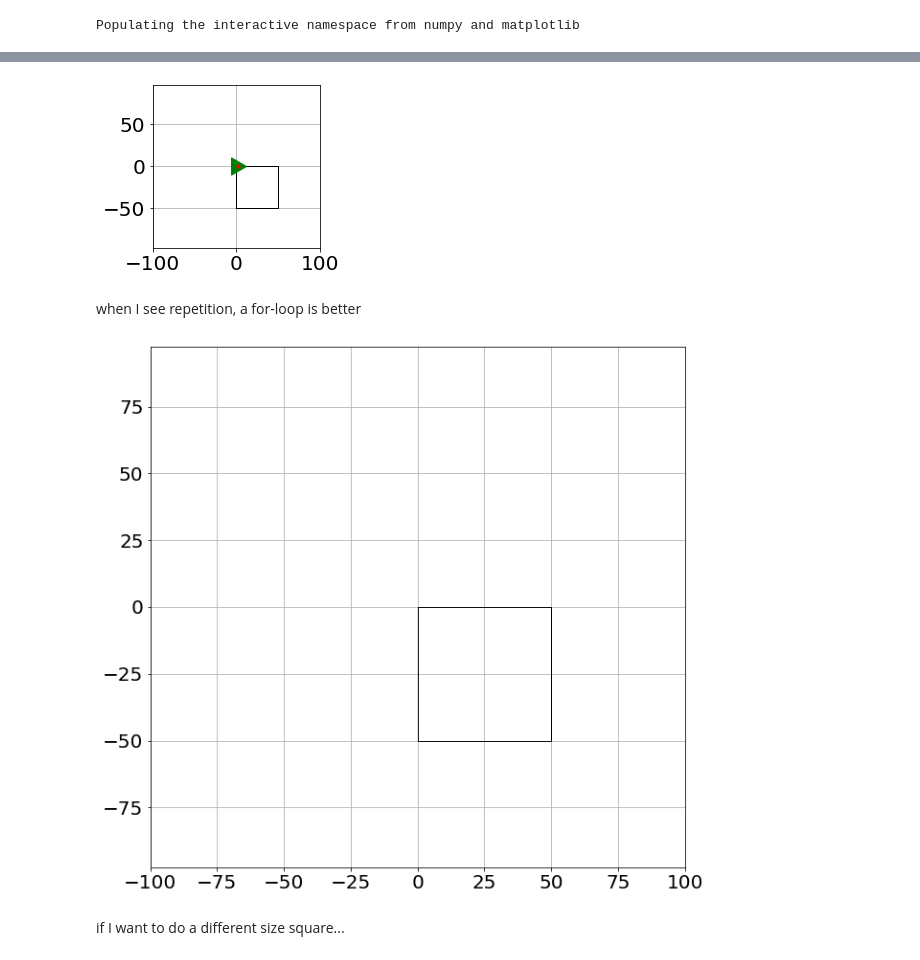
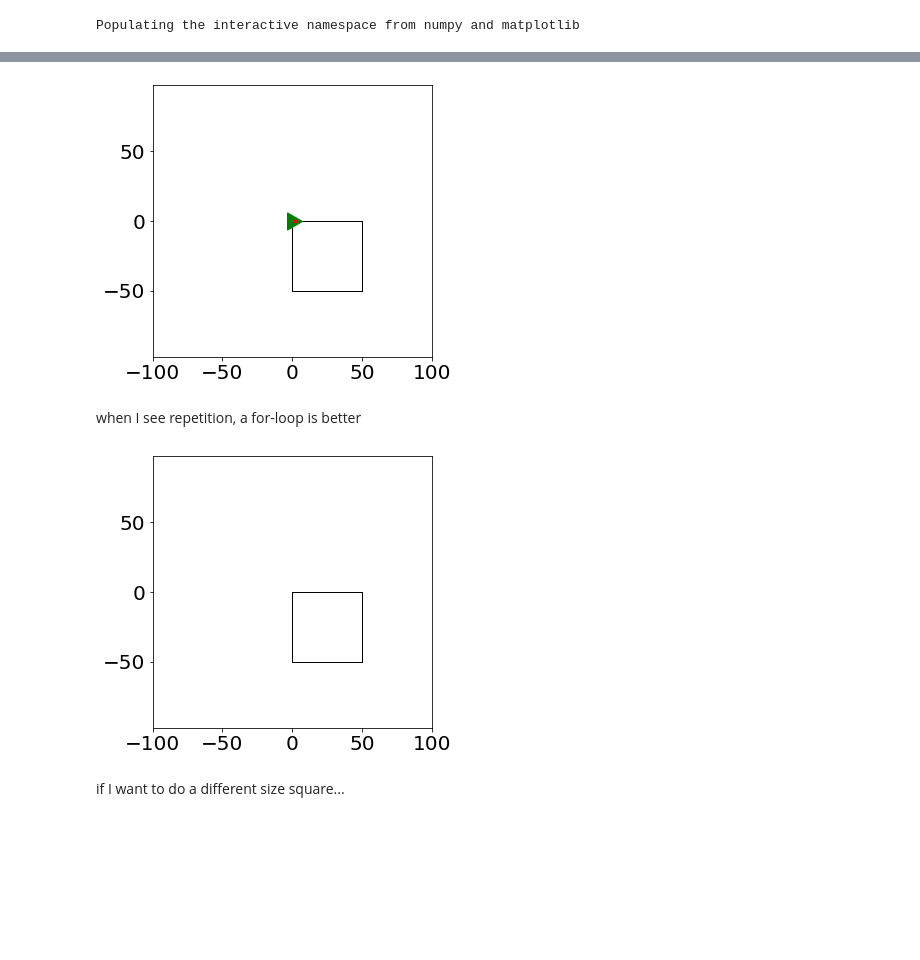
Before and after one commit to vconti3/Computer-Programming-for-the-Sciences-Spring-2021, a Jupyter notebook: 2021-02-07 - more mplturtle examples.ipynb, the cells around one changed output, grey strips where cells are left out. Drawn from its saved outputs; the diff is of its cells as text; code cells hidden in the pictures; blank space fills up the shorter version.

```diff
--- a/2021-02-07 - more mplturtle examples.ipynb
+++ b/2021-02-07 - more mplturtle examples.ipynb
@@ -11,26 +9,26 @@ figsize=(3,3)
 # %%
-reset(figsize=(3,3))
+reset(figsize=(5,5))
 forward(50)
 right(90)
 forward(50)
 right(90)
 forward(50)
 right(90)
 forward(50)
 right(90)
 
 animate()
 # %% [output]
-[figure, old version]
+[figure, new version]
 # %% [markdown]
 when I see repetition, a for-loop is better
 # %%
-reset()
+reset(figsize=(5,5))
 for i in range(4):
     forward(50)
     right(90)
 # %% [output]
-[figure, old version]
+[figure, new version]
 # %% [markdown]
 if I want to do a different size square...
 # %%
```
Also changed, not shown: parts of 5 cells of this notebook, 1 other file.
